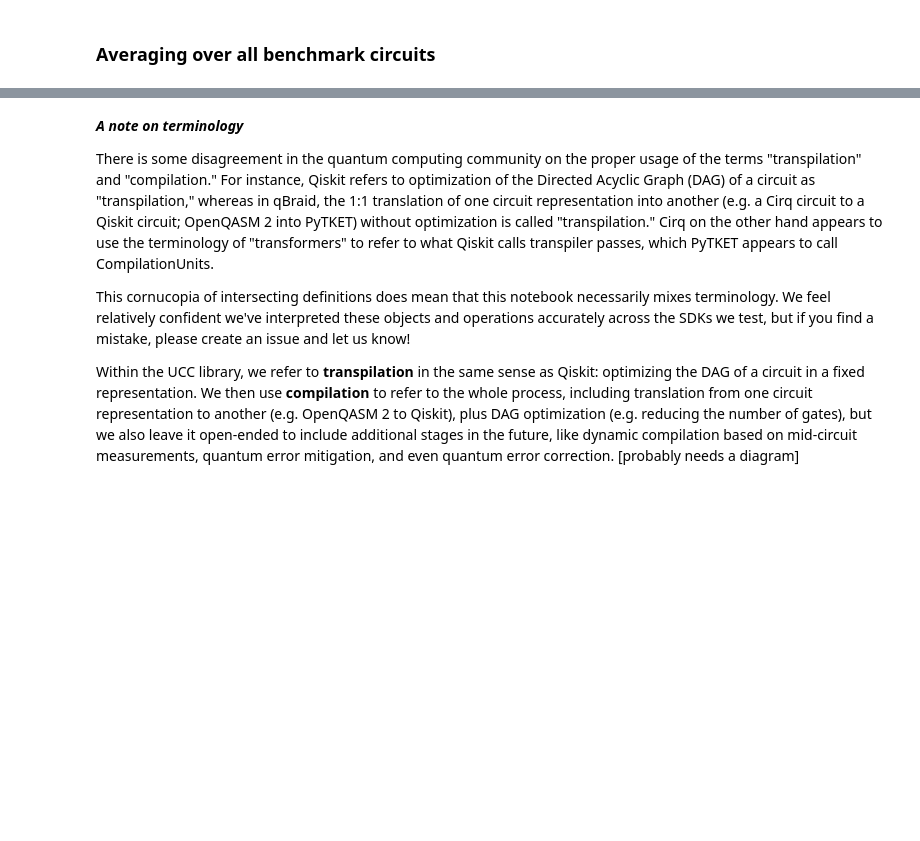
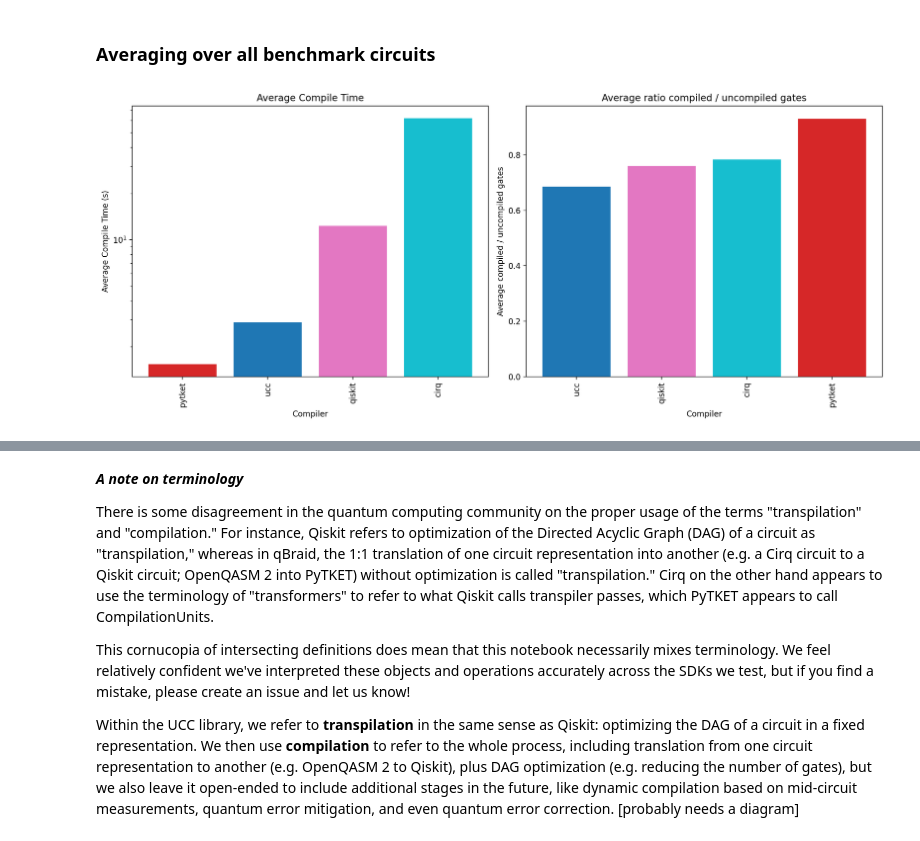
Before and after one commit to xs-es/ucc, a Jupyter notebook: benchmarks/run_ucc_benchmarks.ipynb, the cells around one changed output, grey strips where cells are left out. Cells and saved outputs as stored; diff of their text form; code cells hidden in the pictures; blank space fills up the shorter version.

```diff
--- a/benchmarks/run_ucc_benchmarks.ipynb
+++ b/benchmarks/run_ucc_benchmarks.ipynb
@@ -293,5 +267,39 @@ plt.show()
 # %% [markdown]
 ### Averaging over all benchmark circuits
+# %%
+import numpy as np
+
+# Create a figure with 2 subplots: Average Gate Reduction and Average Compile Time
+fig, ax = plt.subplots(1, 2, figsize=(14, 6))
+
+# Plot 1: Average Compile Time across All Circuits
+avg_compile_time = df.groupby("compiler")["compile_time"].mean().sort_values()
+
+ax[0].bar(avg_compile_time.index, avg_compile_time.values,
+          color=[color_map[compiler] for compiler in avg_compile_time.index])
+ax[0].set_title("Average Compile Time")
+ax[0].set_xlabel("Compiler")
+ax[0].set_ylabel("Average Compile Time (s)")
+ax[0].tick_params(axis='x', rotation=90)
+ax[0].set_yscale("log")  # Set log scale
+
+
+# Plot 2: Average ratio compiled / uncompiled gates
+avg_compiled_ratio = df.groupby("compiler")["compiled_ratio"].mean().sort_values()
+
+ax[1].bar(avg_compiled_ratio.index, avg_compiled_ratio.values,
+          color=[color_map[compiler] for compiler in avg_compiled_ratio.index])
+ax[1].set_title("Average ratio compiled / uncompiled gates")
+ax[1].set_ylabel("Average compiled / uncompiled gates")
+
+ax[1].set_xlabel("Compiler")
+ax[1].tick_params(axis='x', rotation=90)
+
+# Show the first figure
+plt.tight_layout()
+plt.show()
+# %% [output]
+[figure, added]
 # %%
 import numpy as np
 
```
Also changed, not shown: parts of 13 cells of this notebook, 4 other files.
